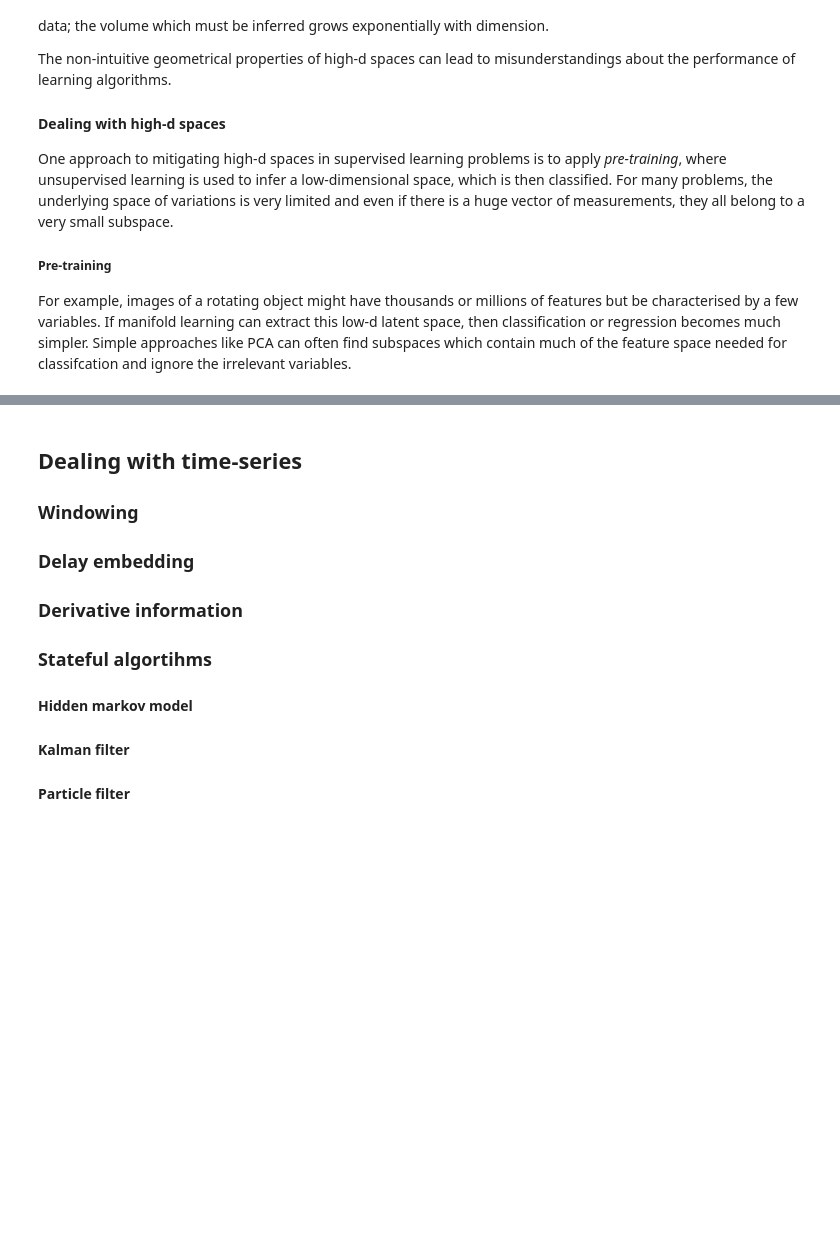
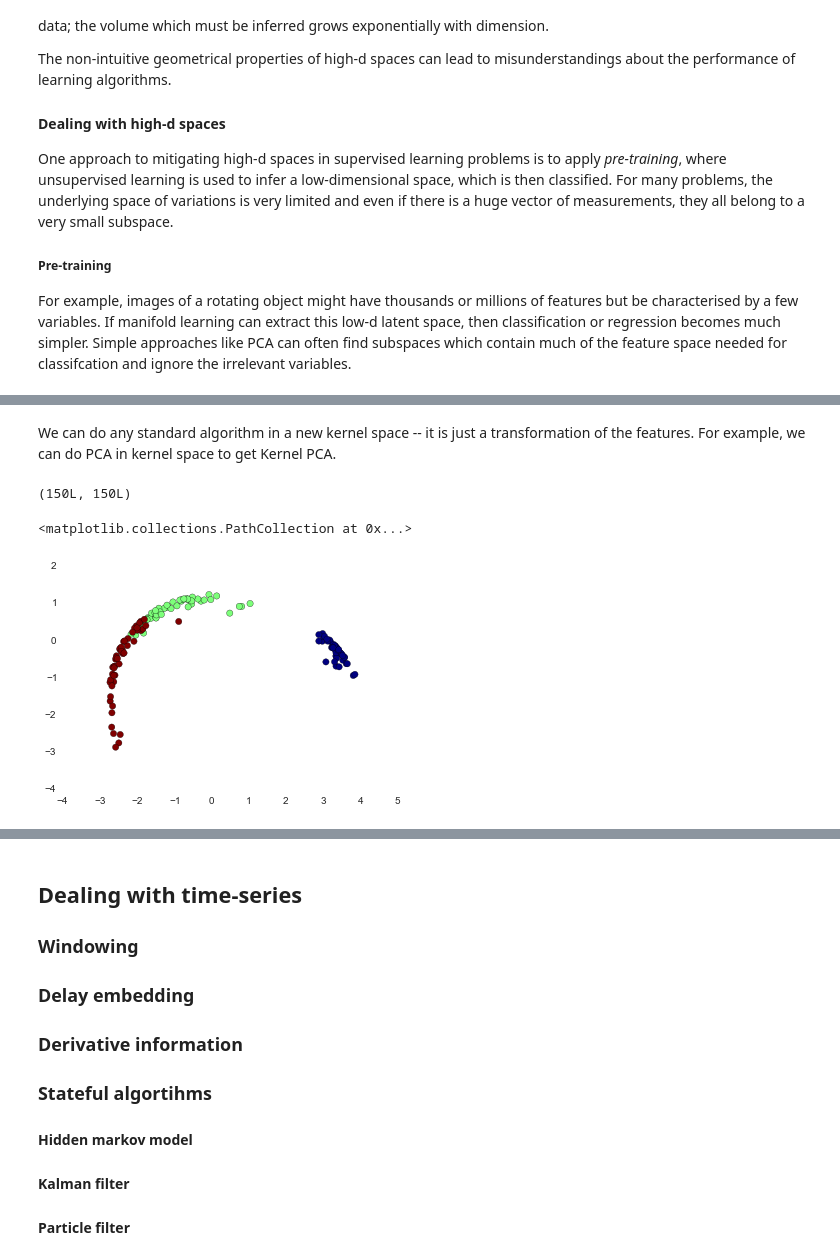
Before and after one commit to johnhw/summerschool2015, a Jupyter notebook: CrashCourse_Lecture2.ipynb, the cells around one changed output, grey strips where cells are left out. Saved outputs shown, nothing was run; the diff lists cells and outputs as text; code cells hidden in the pictures; blank space fills up the shorter version.

Commit message:
Added kernel methods section

```diff
--- a/CrashCourse_Lecture2.ipynb
+++ b/CrashCourse_Lecture2.ipynb
@@ -649,0 +666,39 @@ print "Score (PCA): %f" % svm.score(low_d_test_features, sonar_test_labels)
+# %% [markdown]
+We can do any standard algorithm in a new kernel space -- it is just a transformation of the features. For example, we can do PCA in kernel space to get Kernel PCA.
+# %%
+## Kernel PCA
+## This is a deliberately inefficient way of doing this: we explicitly compute the matrix K and then apply PCA to it
+## There are efficient algorithms to do KPCA without constructing this matrix
+
+iris = sklearn.datasets.load_iris()
+
+def rbf(x,y, sigma):
+    # Gaussian distance function
+    return np.exp(-np.sum((x-y)**2) / (sigma**2))
+
+def l1_norm(x,y):
+    return (np.sum((x-y)))
+
+def kernel_matrix(x, fn):
+    return scipy.spatial.distance.squareform(scipy.spatial.distance.pdist(x, metric=fn))
+
+sigma = 5.0
+# the lambda is just used to fix the value of sigma for each function call that will happen
+# when computing the distance matrix
+k = kernel_matrix(iris.data, fn = lambda x,y: rbf(x,y,sigma))
+
+# you can try this instead -- even though it varies in the *inverse* direction (larger distances mean bigger numbers) we get
+# very sensible results
+#k = kernel_matrix(iris.data, fn = lambda x,y: l1_norm(x,y))
+
+print k.shape
+# %% [output]
+(150L, 150L)
+# %%
+kpca = sklearn.decomposition.PCA(n_components=2)
+kpca.fit(k)
+kpca_result = kpca.transform(k)
+plt.scatter(kpca_result[:,0], kpca_result[:,1], c=iris.target, cmap='jet', s=40)
+# %% [output]
+<matplotlib.collections.PathCollection at 0x...>
+[figure, added]
```
Also changed, not shown: parts of 7 cells of this notebook.
